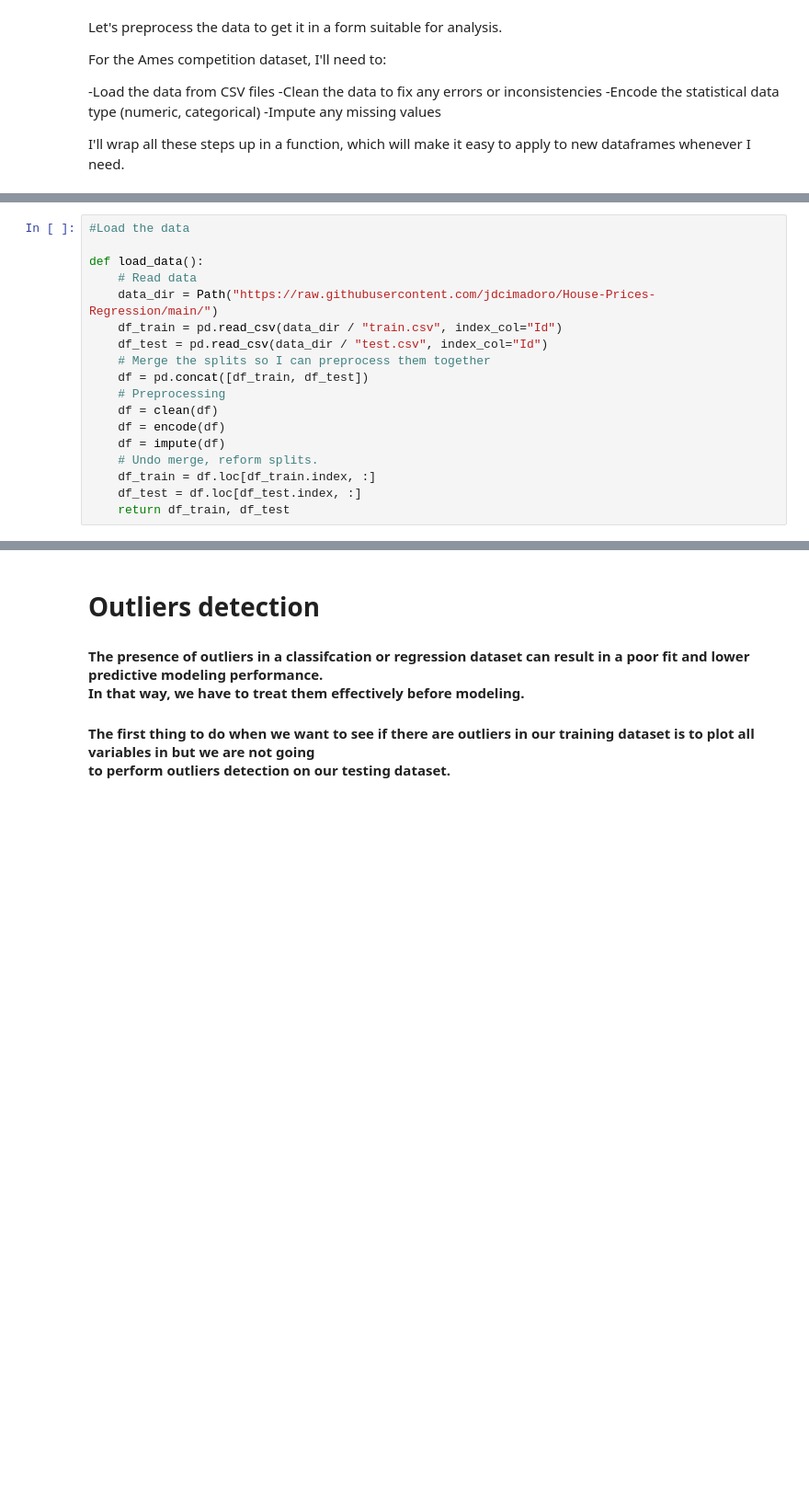
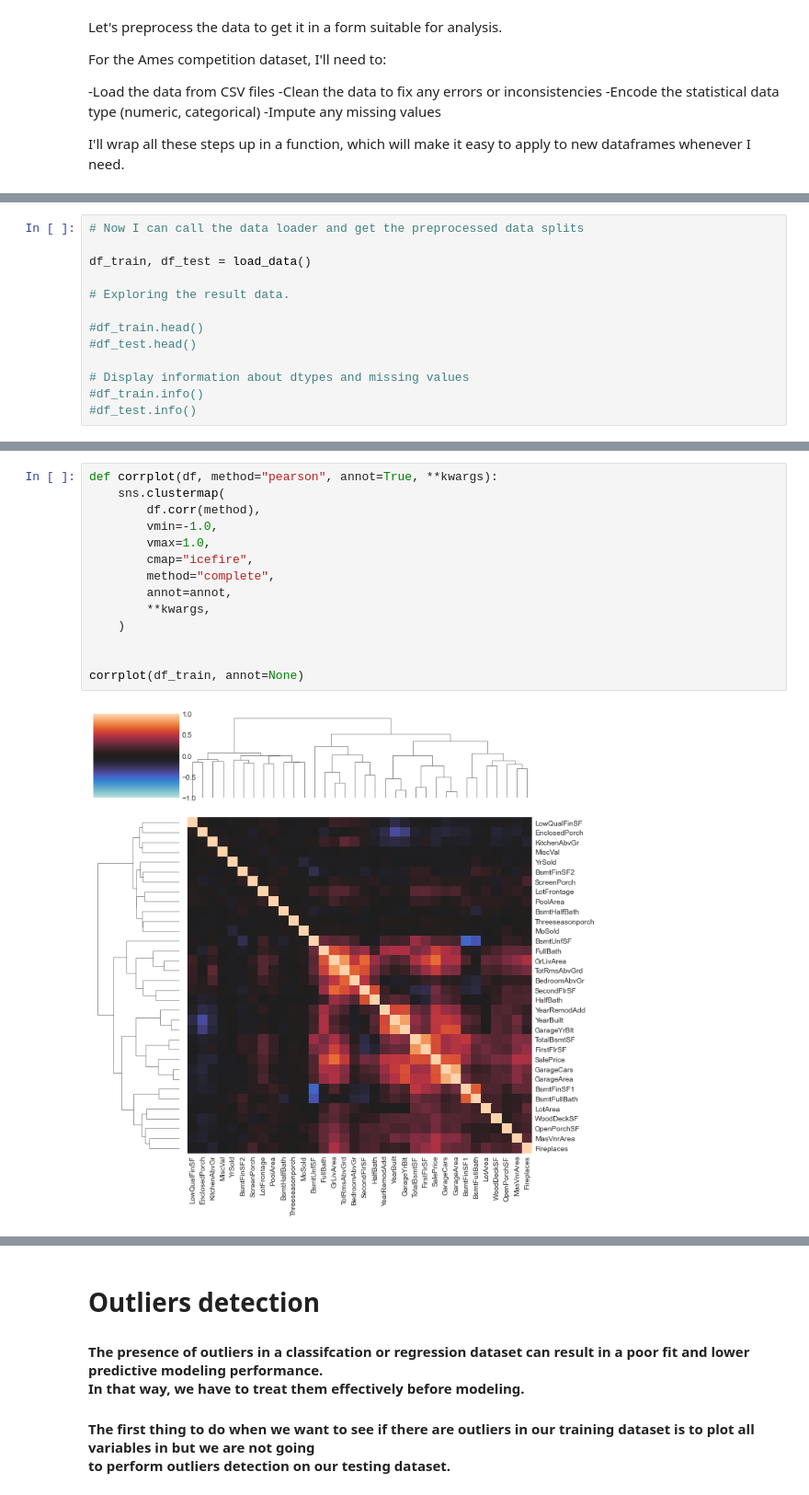
Before and after one commit to jdcimadoro/House-Prices-Regression, a Jupyter notebook: House Prices regression (top 1% solution).ipynb, the cells around one changed output, grey strips where cells are left out. Shown: that part at 92% size. Cells and saved outputs as stored; diff of their text form; blank space fills up the shorter version.

```diff
--- a/House Prices regression (top 1% solution).ipynb
+++ b/House Prices regression (top 1% solution).ipynb
@@ -77,18 +73,0 @@ It loads the data from CSV files in my GitHub, and apply clean, encode and imput
-# %%
-#Load the data
-
-def load_data():
-    # Read data
-    data_dir = Path("https://raw.githubusercontent.com/jdcimadoro/House-Prices-Regression/main/")
-    df_train = pd.read_csv(data_dir / "train.csv", index_col="Id")
-    df_test = pd.read_csv(data_dir / "test.csv", index_col="Id")
-    # Merge the splits so I can preprocess them together
-    df = pd.concat([df_train, df_test])
-    # Preprocessing
-    df = clean(df)
-    df = encode(df)
-    df = impute(df)
-    # Undo merge, reform splits.
-    df_train = df.loc[df_train.index, :]
-    df_test = df.loc[df_test.index, :]
-    return df_train, df_test
@@ -299,0 +216,13 @@ categorical_features = categorical_test.columns
+# %%
+# Now I can call the data loader and get the preprocessed data splits
+
+df_train, df_test = load_data()
+
+# Exploring the result data.
+
+#df_train.head()
+#df_test.head()
+
+# Display information about dtypes and missing values
+#df_train.info()
+#df_test.info()
@@ -299,0 +516,16 @@ categorical_features = categorical_test.columns
+# %%
+def corrplot(df, method="pearson", annot=True, **kwargs):
+    sns.clustermap(
+        df.corr(method),
+        vmin=-1.0,
+        vmax=1.0,
+        cmap="icefire",
+        method="complete",
+        annot=annot,
+        **kwargs,
+    )
+
+
+corrplot(df_train, annot=None)
+# %% [output]
+[figure, added]
```
Also changed, not shown: parts of 87 cells of this notebook.
